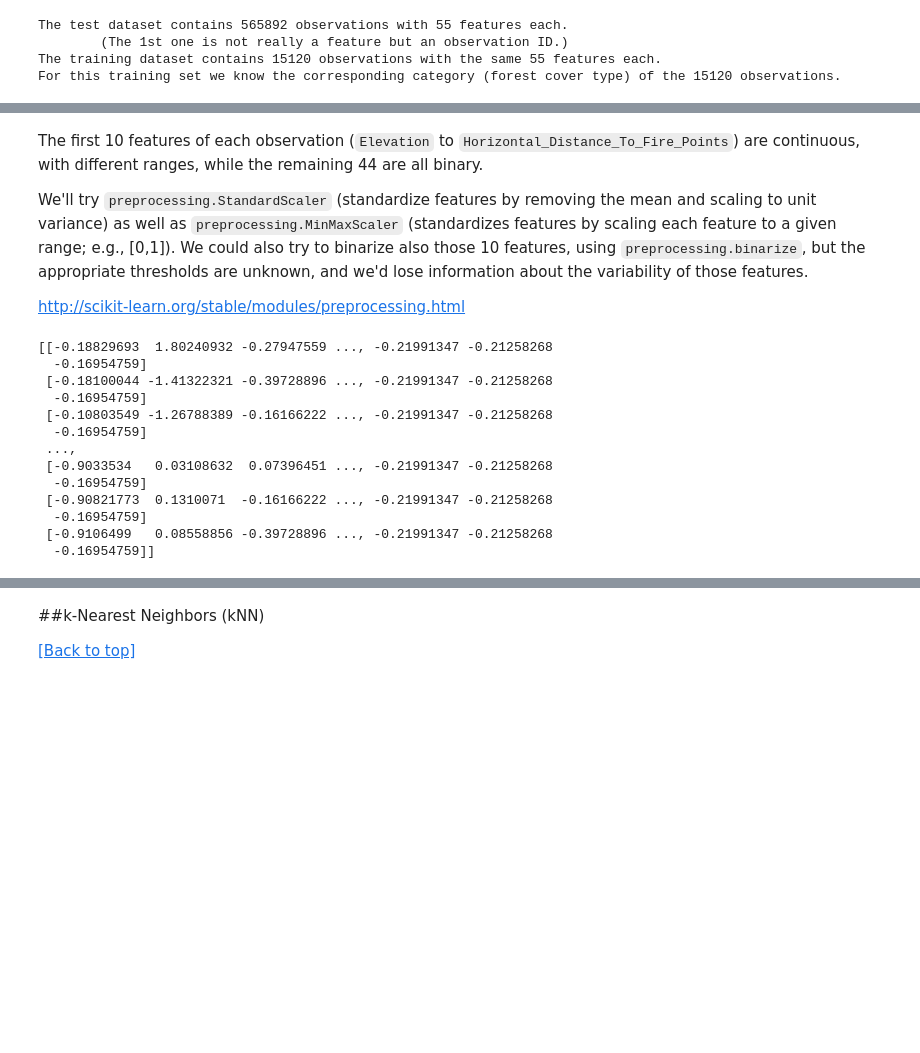
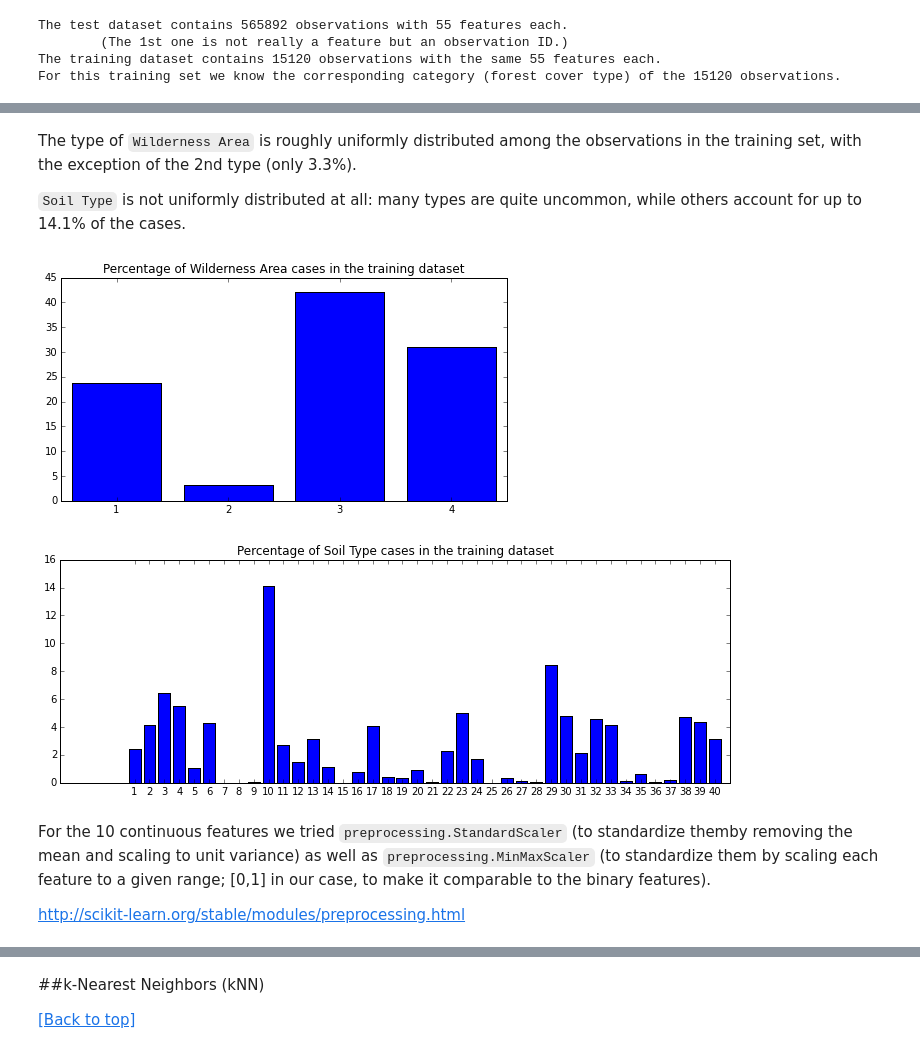
Before and after one commit to juanjocarin/W207-final-project, a Jupyter notebook: Forest/W207-Carin_Mahmud_Sakhamuri.ipynb, the cells around one changed output, grey strips where cells are left out. Drawn from its saved outputs; the diff is of its cells as text; code cells hidden in the pictures; blank space fills up the shorter version.

```diff
--- a/Forest/W207-Carin_Mahmud_Sakhamuri.ipynb
+++ b/Forest/W207-Carin_Mahmud_Sakhamuri.ipynb
@@ -113,7 +118,14 @@ To evaluate our performance, we'll split the training set in 2 subsets: **traini
 
 We also discard the 1st variable (ID), which does not provide any information about the forest cover type.
 # %%
-train_size = int(X.shape[0] * 0.8)
+# Shuffle the data, but make sure that the features and accompanying labels stay in sync.
+np.random.seed(0)
+shuffle = np.random.permutation(np.arange(X.shape[0]))
+X, y = X[shuffle], y[shuffle]
+
+# Split into train (90%) and dev (10%)
+train_size = int(X.shape[0] * 0.9)
+# Also discard 1st feature (ID number that doesn't provide info about the label)
 y_train, X_train = y[:train_size], X[:train_size, 1:]
 y_dev, X_dev = y[train_size:], X[train_size:, 1:]
 X_test = X_test[:, 1:]
@@ -123,36 +137,52 @@ print X_dev.shape, X_train.shape
+# %% [markdown]
+The type of `Wilderness Area` is roughly uniformly distributed among the observations in the training set, with the exception of the 2nd type (only 3.3%).
+
+`Soil Type` is not uniformly distributed at all: many types are quite uncommon, while others account for up to 14.1% of the cases.
+# %%
+prop_wilderness = 100*X_train[:,10:14].sum(axis=0)/X_train[:,10:14].sum()
+prop_soil = 100*X_train[:,14:54].sum(axis=0)/X_train[:,14:54].sum()
+
+plt.figure(figsize=(8, 4))
+plt.bar(np.arange(4), prop_wilderness, align="center")
+plt.title("Percentage of Wilderness Area cases in the training dataset")
+plt.xticks(np.arange(4), np.array([str(i) for i in np.arange(1,5)]))
+
+plt.figure(figsize=(12, 4))
+plt.bar(np.arange(40), prop_soil, align="center")
+plt.title("Percentage of Soil Type cases in the training dataset")
+plt.xticks(np.arange(40), np.array([str(i) for i in np.arange(1,41)]))
+
+plt.show()
+# %% [output]
+[figure, added]
+[figure, added]
 # %% [markdown]
-The first 10 features of each observation (`Elevation` to `Horizontal_Distance_To_Fire_Points`) are continuous, with different ranges, while the remaining 44 are all binary.
-
-We'll try `preprocessing.StandardScaler` (standardize features by removing the mean and scaling to unit variance) as well as `preprocessing.MinMaxScaler` (standardizes features by scaling each feature to a given range; e.g., [0,1]). We could also try to binarize also those 10 features, using `preprocessing.binarize`, but the appropriate thresholds are unknown, and we'd lose information about the variability of those features.
+For the 10 continuous features we tried `preprocessing.StandardScaler` (to standardize themby removing the mean and scaling to unit variance) as well as `preprocessing.MinMaxScaler` (to standardize them by scaling each feature to a given range; [0,1] in our case, to make it comparable to the binary features).
 
 http://scikit-learn.org/stable/modules/preprocessing.html
 # %%
 # Scale to range [0,1]
+    # Only the continuous features
 min_max_scaler = preprocessing.MinMaxScaler()
-X_train_minmax = min_max_scaler.fit_transform(X_train)
-X_dev_minmax = min_max_scaler.transform(X_dev)
-X_test_minmax = min_max_scaler.transform(X_test)
+X_train_minmax = np.copy(X_train)
+X_dev_minmax = np.copy(X_dev)
+X_test_minmax = np.copy(X_test)
+X_train_minmax[:, :10] = min_max_scaler.fit_transform(X_train[:, :10])
+X_dev_minmax[:, :10]  = min_max_scaler.transform(X_dev[:, :10])
+X_test_minmax[:, :10] = min_max_scaler.transform(X_test[:, :10])
 
 # Scale to mean = 0, sd = 1
 std_scaler = preprocessing.StandardScaler()
-X_train_std = std_scaler.fit_transform(X_train)
-X_dev_std = std_scaler.transform(X_dev)
-X_test_std = std_scaler.transform(X_test)
-print X_test_std
+# X_train_std = std_scaler.fit_transform(X_train)
+# X_dev_std = std_scaler.transform(X_dev)
+# X_test_std = std_scaler.transform(X_test)
+    # Only the continuous features
+X_train_std = np.copy(X_train)
+X_dev_std = np.copy(X_dev)
+X_test_std = np.copy(X_test)
+X_train_std[:, :10] = std_scaler.fit_transform(X_train[:, :10])
+X_dev_std[:, :10] = std_scaler.transform(X_dev[:, :10])
+X_test_std[:, :10] = std_scaler.transform(X_test[:, :10])
-# %% [output]
-[[-0.18829693  1.80240932 -0.27947559 ..., -0.21991347 -0.21258268
-  -0.16954759]
- [-0.18100044 -1.41322321 -0.39728896 ..., -0.21991347 -0.21258268
-  -0.16954759]
- [-0.10803549 -1.26788389 -0.16166222 ..., -0.21991347 -0.21258268
-  -0.16954759]
- ...,
- [-0.9033534   0.03108632  0.07396451 ..., -0.21991347 -0.21258268
-  -0.16954759]
- [-0.90821773  0.1310071  -0.16166222 ..., -0.21991347 -0.21258268
-  -0.16954759]
- [-0.9106499   0.08558856 -0.39728896 ..., -0.21991347 -0.21258268
-  -0.16954759]]
 # %% [markdown]
 <a id='k-Nearest_Neighbors'></a>
 # %% [markdown]
```
Also changed, not shown: parts of 23 cells of this notebook.
